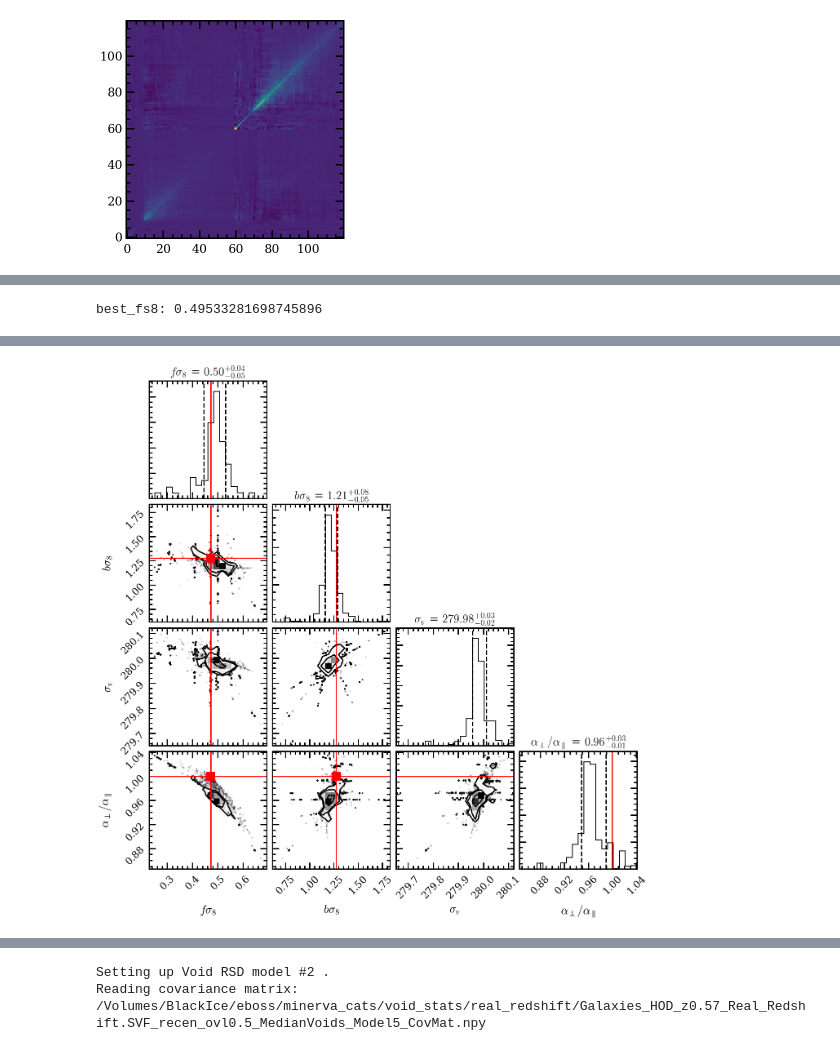
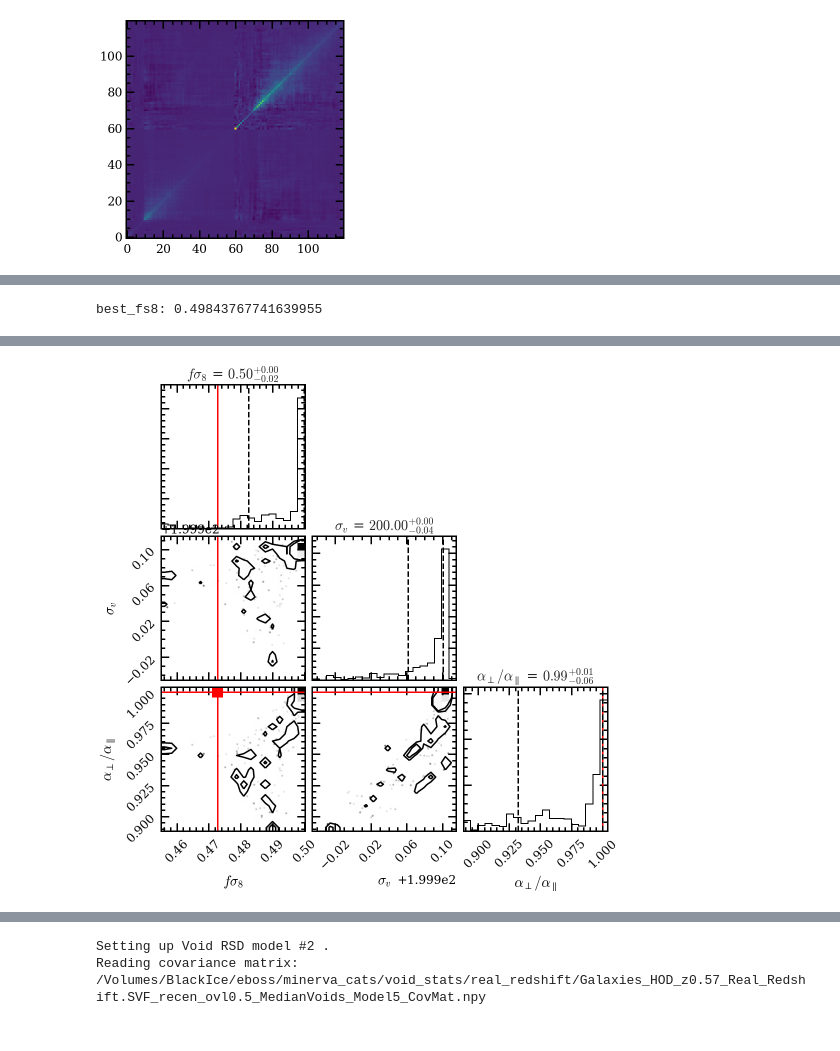
Before and after one commit to epaillas/old_VoidFinder, a Jupyter notebook: plot_mcmc.ipynb, the cells around one changed output, grey strips where cells are left out. Drawn from its saved outputs; the diff is of its cells as text; code cells hidden in the pictures.

```diff
--- a/plot_mcmc.ipynb
+++ b/plot_mcmc.ipynb
@@ -78,7 +78,7 @@ import corner
 
 chain = '/Volumes/BlackIce/eboss/minerva_cats/\
 void_stats/real_redshift/\
-Galaxies_HOD_z0.57_Real_Redshift.SVF_recen_ovl0.5_MedianVoids.VG_CCF_rmu_Model5_emceeChain.h5'
+Galaxies_HOD_z0.57_Real_Redshift.SVF_recen_ovl0.5_MedianVoids.VG_CCF_rmu_Model5_emceeChain_test.h5'
 
 # true values from Minerva cosmology
 #true_fs8 = CaiModel.fs8
@@ -99,18 +99,18 @@ print('best_fs8: ' + str(best_fs8))
 #print('best_epsilon: ' + str(best_epsilon))
 #print('true_epsilon: ' + str(true_epsilon))
 # %% [output]
-best_fs8: 0.49533281698745896
+best_fs8: 0.49843767741639955
 # %%
 %config InlineBackend.figure_format='retina'
 %matplotlib inline
 
 # Corner
 flat_samples = reader.get_chain(flat=True)
-fig = corner.corner(flat_samples, labels=[r"$f \sigma_8$", r"$b \sigma_8$", r"$\sigma_v$",
+fig = corner.corner(flat_samples, labels=[r"$f \sigma_8$", r"$\sigma_v$",
                     r"$\alpha_{\perp} / \alpha_{\parallel}$"],
-                    show_titles=True, quantiles=[0.16, 0.84], truths=[true_fs8, true_bs8,
-                                                                     true_sigma_v, true_epsilon],
-                   truth_color='r')
+                    show_titles=True, quantiles=[0.16, 0.84],
+                    truths=[true_fs8, true_sigma_v, true_epsilon],
+                    truth_color='r')
 #fout = '/Volumes/BlackIce/eboss/' + CaiModel.handle_obs.split('/')[-1] + '_emceeCorner.png'
 #print('Saving corner: ' + fout)
 #plt.savefig(fout)
@@ -119,2 +122,2 @@ plt.show()
-[figure, old version]
+[figure, new version]
 # %%
```
Also changed, not shown: parts of 3 cells of this notebook, 3 other files.
